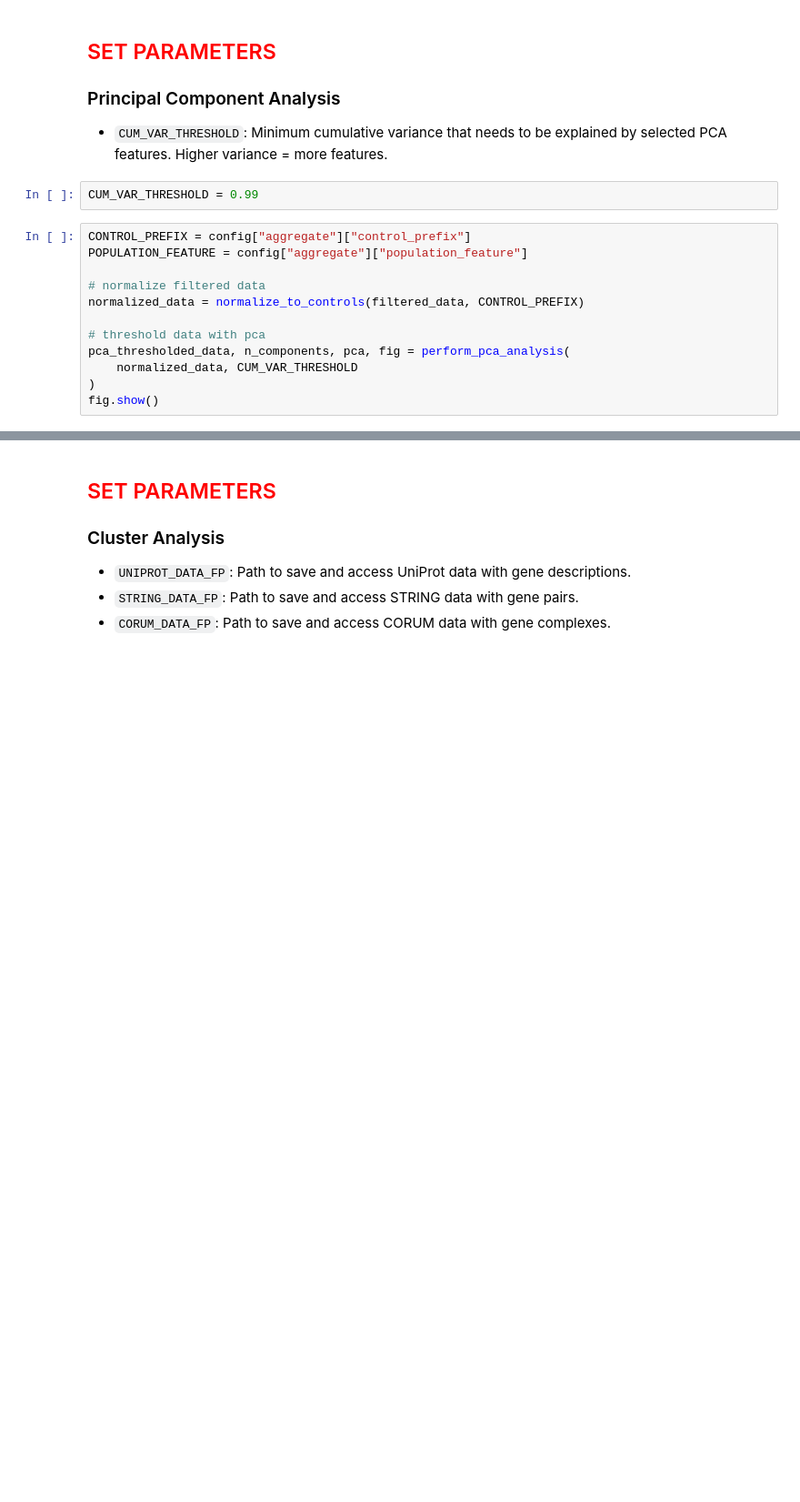
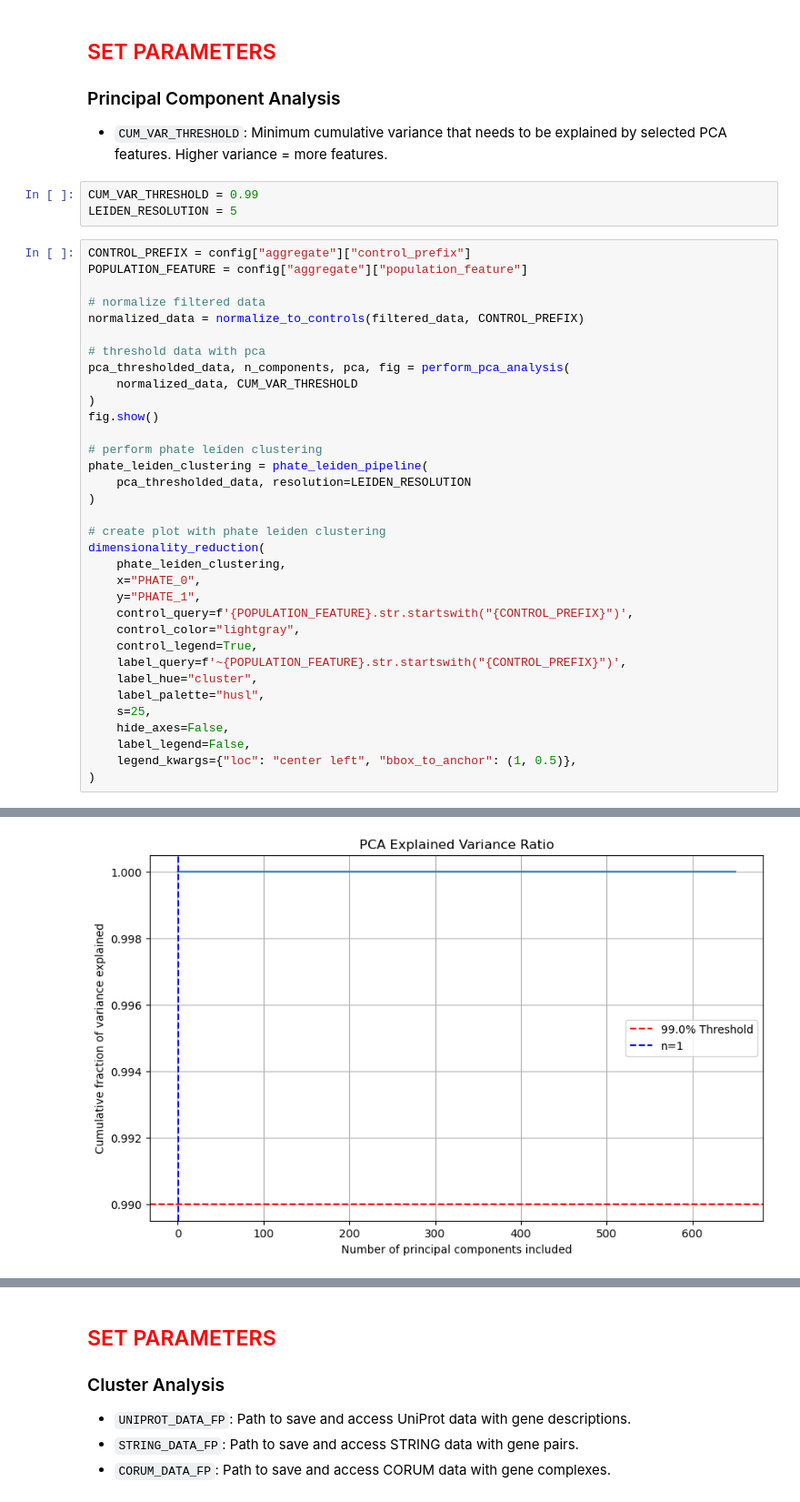
Before and after one commit to cheeseman-lab/denali-analysis, a Jupyter notebook: analysis/9.configure_cluster_params.ipynb, the cells around one changed output, grey strips where cells are left out. Shown: that part at 91% size. Cells and saved outputs as stored; diff of their text form; blank space fills up the shorter version.

Commit message:
run cluster config nb

```diff
--- a/analysis/9.configure_cluster_params.ipynb
+++ b/analysis/9.configure_cluster_params.ipynb
@@ -143,6 +205,7 @@ filtered_data
 - `CUM_VAR_THRESHOLD`: Minimum cumulative variance that needs to be explained by selected PCA features. Higher variance = more features.
 # %%
 CUM_VAR_THRESHOLD = 0.99
+LEIDEN_RESOLUTION = 5
 # %%
 CONTROL_PREFIX = config["aggregate"]["control_prefix"]
 POPULATION_FEATURE = config["aggregate"]["population_feature"]
@@ -155,3 +218,26 @@ pca_thresholded_data, n_components, pca, fig = perform_pca_analysis(
     normalized_data, CUM_VAR_THRESHOLD
 )
 fig.show()
+
+# perform phate leiden clustering
+phate_leiden_clustering = phate_leiden_pipeline(
+    pca_thresholded_data, resolution=LEIDEN_RESOLUTION
+)
+
+# create plot with phate leiden clustering
+dimensionality_reduction(
+    phate_leiden_clustering,
+    x="PHATE_0",
+    y="PHATE_1",
+    control_query=f'{POPULATION_FEATURE}.str.startswith("{CONTROL_PREFIX}")',
+    control_color="lightgray",
+    control_legend=True,
+    label_query=f'~{POPULATION_FEATURE}.str.startswith("{CONTROL_PREFIX}")',
+    label_hue="cluster",
+    label_palette="husl",
+    s=25,
+    hide_axes=False,
+    label_legend=False,
+    legend_kwargs={"loc": "center left", "bbox_to_anchor": (1, 0.5)},
+)
+# %% [output]
@@ -157,0 +262 @@ fig.show()
+[figure, added]
```
Also changed, not shown: parts of 6 cells of this notebook, 4 other files.
